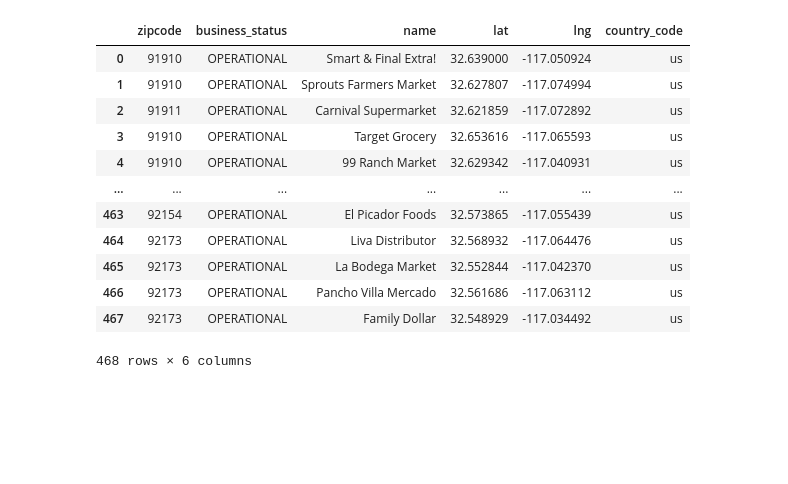
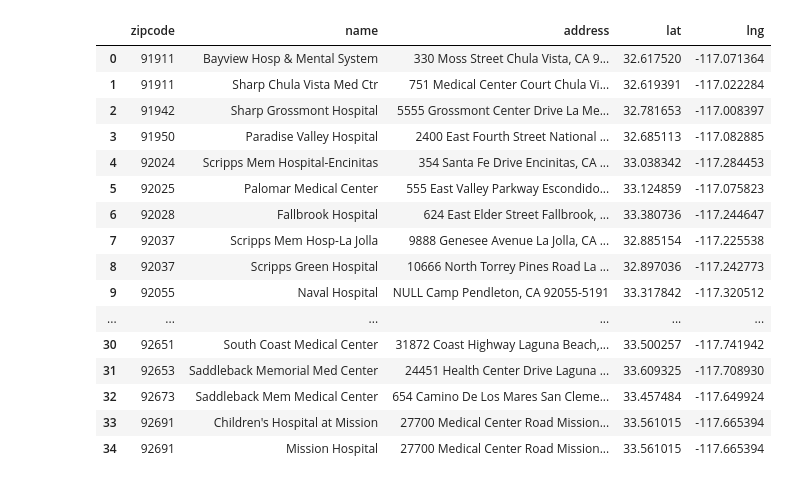
Before and after one commit to tsmtruong/final-project, a Jupyter notebook: clean_geo_all.ipynb, the cells around one changed output. Cells and saved outputs as stored; diff of their text form; code cells hidden in the pictures; blank space fills up the shorter version.

Commit message:
clean geo coords

```diff
--- a/clean_geo_all.ipynb
+++ b/clean_geo_all.ipynb
@@ -9,22 +6,37 @@ ModuleNotFoundError: No module named 'geopy'
 # %%
-# hospitals = pd.read_csv("Resources/Clean/San_Diego_Hospital_Data.csv")
+# load in housing data with necessary zips
+housing_data = pd.read_csv("Resources/Clean/San_Diego_Housing_Data.csv", index_col=0)
+housing_data.reset_index(inplace=True)
+housing_data
+
+# get necessary zip
+zipcodes_df = pd.DataFrame(housing_data['Zip Code'])
+zipcodes_df.rename(columns = {'Zip Code':'zipcode'}, inplace = True)
+zipcodes_df
+
+# Create geo tables
 schools = pd.read_csv("Resources/Clean/San_Diego_School_Data.csv")
 businesses = pd.read_csv("Resources/Clean/San_Diego_Markets.csv")
 transit = pd.read_csv("Resources/Clean/San_Diego_Transit.csv")
 parks = pd.read_csv("Resources/Clean/San_Diego_Parks.csv")
+hospitals = pd.read_csv("Resources/Clean/San_Diego_Hospital_Data.csv")
 
-businesses
+hospitals
 # %% [output]
-|  | zipcode | business_status | name | lat | lng | country_code |
-| 0 | 91910 | OPERATIONAL | Smart & Final Extra! | 32.639000 | -117.050924 | us |
-| 1 | 91910 | OPERATIONAL | Sprouts Farmers Market | 32.627807 | -117.074994 | us |
-| 2 | 91911 | OPERATIONAL | Carnival Supermarket | 32.621859 | -117.072892 | us |
-| 3 | 91910 | OPERATIONAL | Target Grocery | 32.653616 | -117.065593 | us |
-| 4 | 91910 | OPERATIONAL | 99 Ranch Market | 32.629342 | -117.040931 | us |
-| ... | ... | ... | ... | ... | ... | ... |
-| 463 | 92154 | OPERATIONAL | El Picador Foods | 32.573865 | -117.055439 | us |
-| 464 | 92173 | OPERATIONAL | Liva Distributor | 32.568932 | -117.064476 | us |
-| 465 | 92173 | OPERATIONAL | La Bodega Market | 32.552844 | -117.042370 | us |
-| 466 | 92173 | OPERATIONAL | Pancho Villa Mercado | 32.561686 | -117.063112 | us |
-| 467 | 92173 | OPERATIONAL | Family Dollar | 32.548929 | -117.034492 | us |
+|  | zipcode | name | address | lat | lng |
+| 0 | 91911 | Bayview Hosp & Mental System | 330 Moss Street Chula Vista, CA 9... | 32.617520 | -117.071364 |
+| 1 | 91911 | Sharp Chula Vista Med Ctr | 751 Medical Center Court Chula Vi... | 32.619391 | -117.022284 |
+| 2 | 91942 | Sharp Grossmont Hospital | 5555 Grossmont Center Drive La Me... | 32.781653 | -117.008397 |
+| 3 | 91950 | Paradise Valley Hospital | 2400 East Fourth Street National ... | 32.685113 | -117.082885 |
+| 4 | 92024 | Scripps Mem Hospital-Encinitas | 354 Santa Fe Drive Encinitas, CA ... | 33.038342 | -117.284453 |
+| 5 | 92025 | Palomar Medical Center | 555 East Valley Parkway Escondido... | 33.124859 | -117.075823 |
+| 6 | 92028 | Fallbrook Hospital | 624 East Elder Street Fallbrook, ... | 33.380736 | -117.244647 |
+| 7 | 92037 | Scripps Mem Hosp-La Jolla | 9888 Genesee Avenue La Jolla, CA ... | 32.885154 | -117.225538 |
+| 8 | 92037 | Scripps Green Hospital | 10666 North Torrey Pines Road La ... | 32.897036 | -117.242773 |
+| 9 | 92055 | Naval Hospital | NULL Camp Pendleton, CA 92055-5191 | 33.317842 | -117.320512 |
+| ... | ... | ... | ... | ... | ... |
+| 30 | 92651 | South Coast Medical Center | 31872 Coast Highway Laguna Beach,... | 33.500257 | -117.741942 |
+| 31 | 92653 | Saddleback Memorial Med Center | 24451 Health Center Drive Laguna ... | 33.609325 | -117.708930 |
+| 32 | 92673 | Saddleback Mem Medical Center | 654 Camino De Los Mares San Cleme... | 33.457484 | -117.649924 |
+| 33 | 92691 | Children's Hospital at Mission | 27700 Medical Center Road Mission... | 33.561015 | -117.665394 |
+| 34 | 92691 | Mission Hospital | 27700 Medical Center Road Mission... | 33.561015 | -117.665394 |
-468 rows × 6 columns
```
Also changed, not shown: parts of 11 cells of this notebook, 1 other file.
